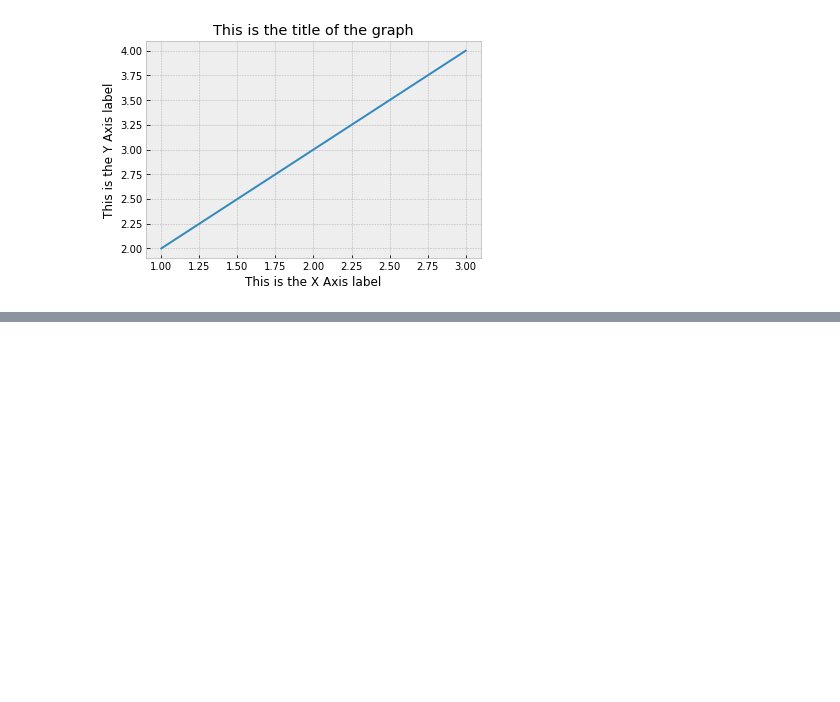
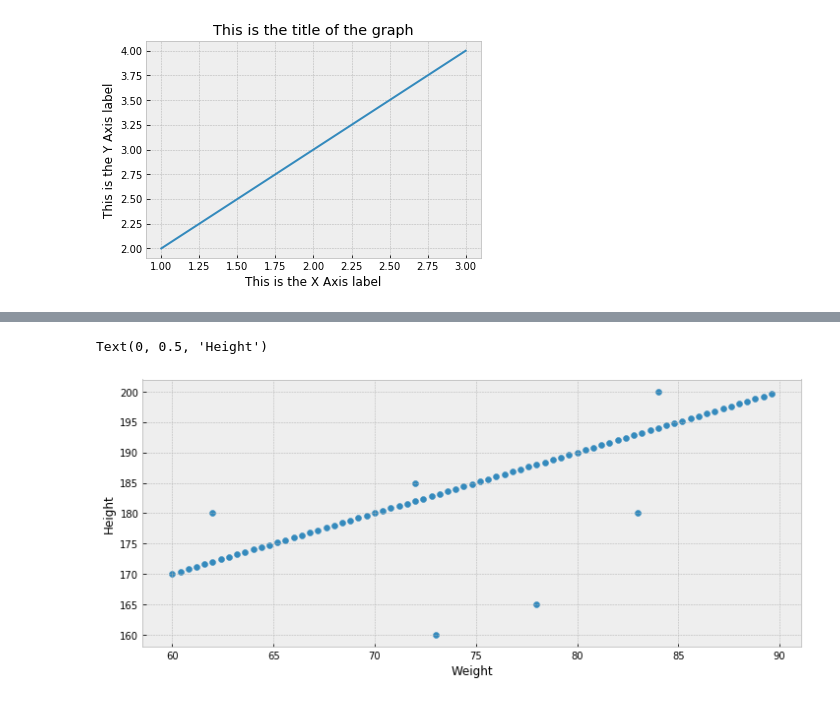
Before and after one commit to santy-gegenschatz/Python, a Jupyter notebook: models/matplot.ipynb, the cells around one changed output, grey strips where cells are left out. Saved outputs shown, nothing was run; the diff lists cells and outputs as text; code cells hidden in the pictures; blank space fills up the shorter version.

```diff
--- a/models/matplot.ipynb
+++ b/models/matplot.ipynb
@@ -33,0 +35,9 @@ TypeError: cannot unpack non-iterable Figure object
+# %%
+weights = np.arange(60, 90, 0.4)
+heights = np.arange(170, 200, 0.6)
+extra_weights = [73, 78, 62, 84, 83, 72]
+extra_heights = [160, 165, 180, 200, 180, 185]
+weights = np.append(weights, extra_weights)
+heights = np.append(heights, extra_heights)
+print(weights)
+print(heights)
@@ -33,0 +56,8 @@ TypeError: cannot unpack non-iterable Figure object
+# %%
+fig, ax = plt.subplots(figsize = (12, 5))
+ax.scatter(weights, heights)
+ax.set_xlabel('Weight')
+ax.set_ylabel('Height')
+# %% [output]
+Text(0, 0.5, 'Height')
+[figure, added]
```
Also changed, not shown: parts of 3 cells of this notebook.
